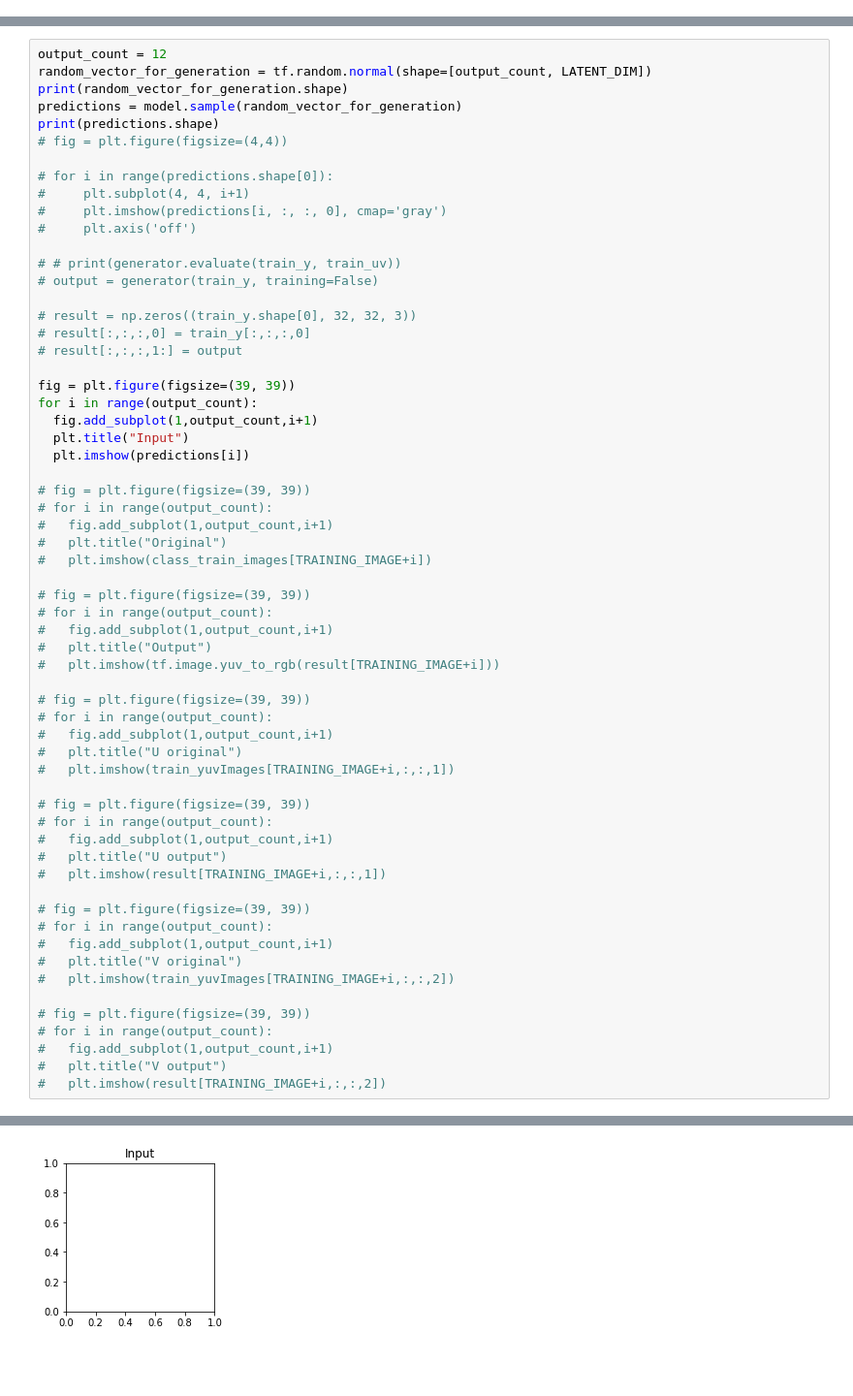
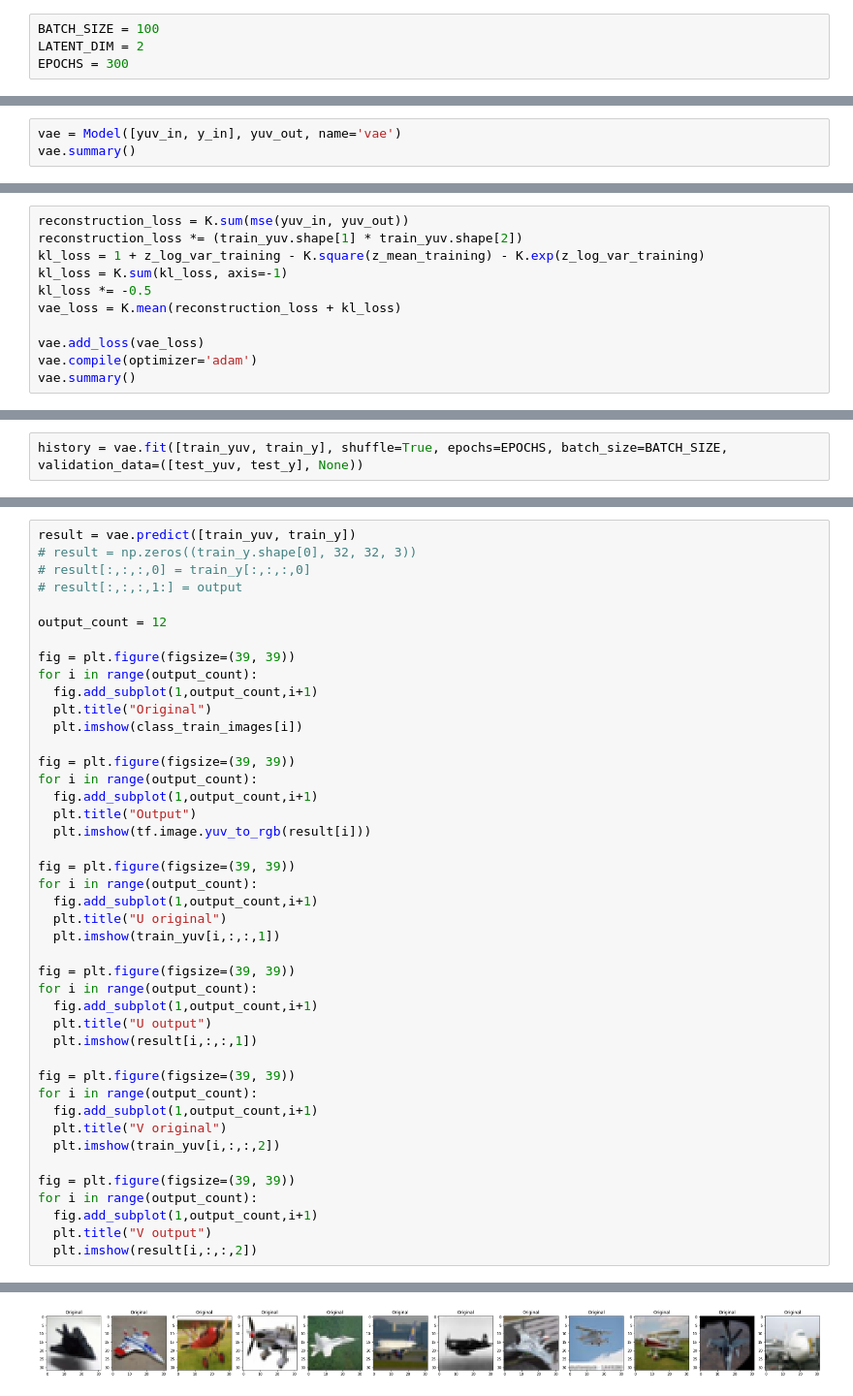
Before and after one commit to conwayjw97/Image-Colourisation-with-Deep-Learning, a Jupyter notebook: src/CVAECifar10.ipynb, the cells around one changed output, grey strips where cells are left out. Shown at 97% size. Cells and saved outputs as stored; diff of their text form; blank space fills up the shorter version.

```diff
--- a/src/CVAECifar10.ipynb
+++ b/src/CVAECifar10.ipynb
@@ -18,3 +3,7 @@ TEST_BUF = 10000
+# %%
+BATCH_SIZE = 100
+LATENT_DIM = 2
+EPOCHS = 300
 # %%
 from __future__ import absolute_import, division, print_function, unicode_literals
 try:
@@ -370,0 +128,3 @@ Epoch 50/50 - 0.120909s - evidence lower bound: 74953.445312
+# %%
+vae = Model([yuv_in, y_in], yuv_out, name='vae')
+vae.summary()
@@ -370,0 +149,11 @@ Epoch 50/50 - 0.120909s - evidence lower bound: 74953.445312
+# %%
+reconstruction_loss = K.sum(mse(yuv_in, yuv_out))
+reconstruction_loss *= (train_yuv.shape[1] * train_yuv.shape[2])
+kl_loss = 1 + z_log_var_training - K.square(z_mean_training) - K.exp(z_log_var_training)
+kl_loss = K.sum(kl_loss, axis=-1)
+kl_loss *= -0.5
+vae_loss = K.mean(reconstruction_loss + kl_loss)
+
+vae.add_loss(vae_loss)
+vae.compile(optimizer='adam')
+vae.summary()
@@ -370,0 +178,2 @@ Epoch 50/50 - 0.120909s - evidence lower bound: 74953.445312
+# %%
+history = vae.fit([train_yuv, train_y], shuffle=True, epochs=EPOCHS, batch_size=BATCH_SIZE, validation_data=([test_yuv, test_y], None))
@@ -371,62 +209,44 @@ Epoch 50/50 - 0.120909s - evidence lower bound: 74953.445312
 # %%
-output_count = 12
-random_vector_for_generation = tf.random.normal(shape=[output_count, LATENT_DIM])
-print(random_vector_for_generation.shape)
-predictions = model.sample(random_vector_for_generation)
-print(predictions.shape)
-# fig = plt.figure(figsize=(4,4))
-
-# for i in range(predictions.shape[0]):
-#     plt.subplot(4, 4, i+1)
-#     plt.imshow(predictions[i, :, :, 0], cmap='gray')
-#     plt.axis('off')
-
-# # print(generator.evaluate(train_y, train_uv))
-# output = generator(train_y, training=False)
-
+result = vae.predict([train_yuv, train_y])
 # result = np.zeros((train_y.shape[0], 32, 32, 3))
 # result[:,:,:,0] = train_y[:,:,:,0]
 # result[:,:,:,1:] = output
 
+output_count = 12
+
 fig = plt.figure(figsize=(39, 39))
 for i in range(output_count):
   fig.add_subplot(1,output_count,i+1)
-  plt.title("Input")
-  plt.imshow(predictions[i])
+  plt.title("Original")
+  plt.imshow(class_train_images[i])
 
-# fig = plt.figure(figsize=(39, 39))
-# for i in range(output_count):
-#   fig.add_subplot(1,output_count,i+1)
-#   plt.title("Original")
-#   plt.imshow(class_train_images[TRAINING_IMAGE+i])
+fig = plt.figure(figsize=(39, 39))
+for i in range(output_count):
+  fig.add_subplot(1,output_count,i+1)
+  plt.title("Output")
+  plt.imshow(tf.image.yuv_to_rgb(result[i]))
 
-# fig = plt.figure(figsize=(39, 39))
-# for i in range(output_count):
-#   fig.add_subplot(1,output_count,i+1)
-#   plt.title("Output")
-#   plt.imshow(tf.image.yuv_to_rgb(result[TRAINING_IMAGE+i]))
+fig = plt.figure(figsize=(39, 39))
+for i in range(output_count):
+  fig.add_subplot(1,output_count,i+1)
+  plt.title("U original")
+  plt.imshow(train_yuv[i,:,:,1])
 
-# fig = plt.figure(figsize=(39, 39))
-# for i in range(output_count):
-#   fig.add_subplot(1,output_count,i+1)
-#   plt.title("U original")
-#   plt.imshow(train_yuvImages[TRAINING_IMAGE+i,:,:,1])
+fig = plt.figure(figsize=(39, 39))
+for i in range(output_count):
+  fig.add_subplot(1,output_count,i+1)
+  plt.title("U output")
+  plt.imshow(result[i,:,:,1])
 
-# fig = plt.figure(figsize=(39, 39))
-# for i in range(output_count):
-#   fig.add_subplot(1,output_count,i+1)
-#   plt.title("U output")
-#   plt.imshow(result[TRAINING_IMAGE+i,:,:,1])
+fig = plt.figure(figsize=(39, 39))
+for i in range(output_count):
+  fig.add_subplot(1,output_count,i+1)
+  plt.title("V original")
+  plt.imshow(train_yuv[i,:,:,2])
 
-# fig = plt.figure(figsize=(39, 39))
-# for i in range(output_count):
-#   fig.add_subplot(1,output_count,i+1)
-#   plt.title("V original")
-#   plt.imshow(train_yuvImages[TRAINING_IMAGE+i,:,:,2])
-
-# fig = plt.figure(figsize=(39, 39))
-# for i in range(output_count):
-#   fig.add_subplot(1,output_count,i+1)
-#   plt.title("V output")
-#   plt.imshow(result[TRAINING_IMAGE+i,:,:,2])
+fig = plt.figure(figsize=(39, 39))
+for i in range(output_count):
+  fig.add_subplot(1,output_count,i+1)
+  plt.title("V output")
+  plt.imshow(result[i,:,:,2])
 # %% [output]
@@ -436 +253 @@ TypeError: ignored
-[figure, old version]
+[figure, new version]
```
Also changed, not shown: parts of 32 cells of this notebook.
